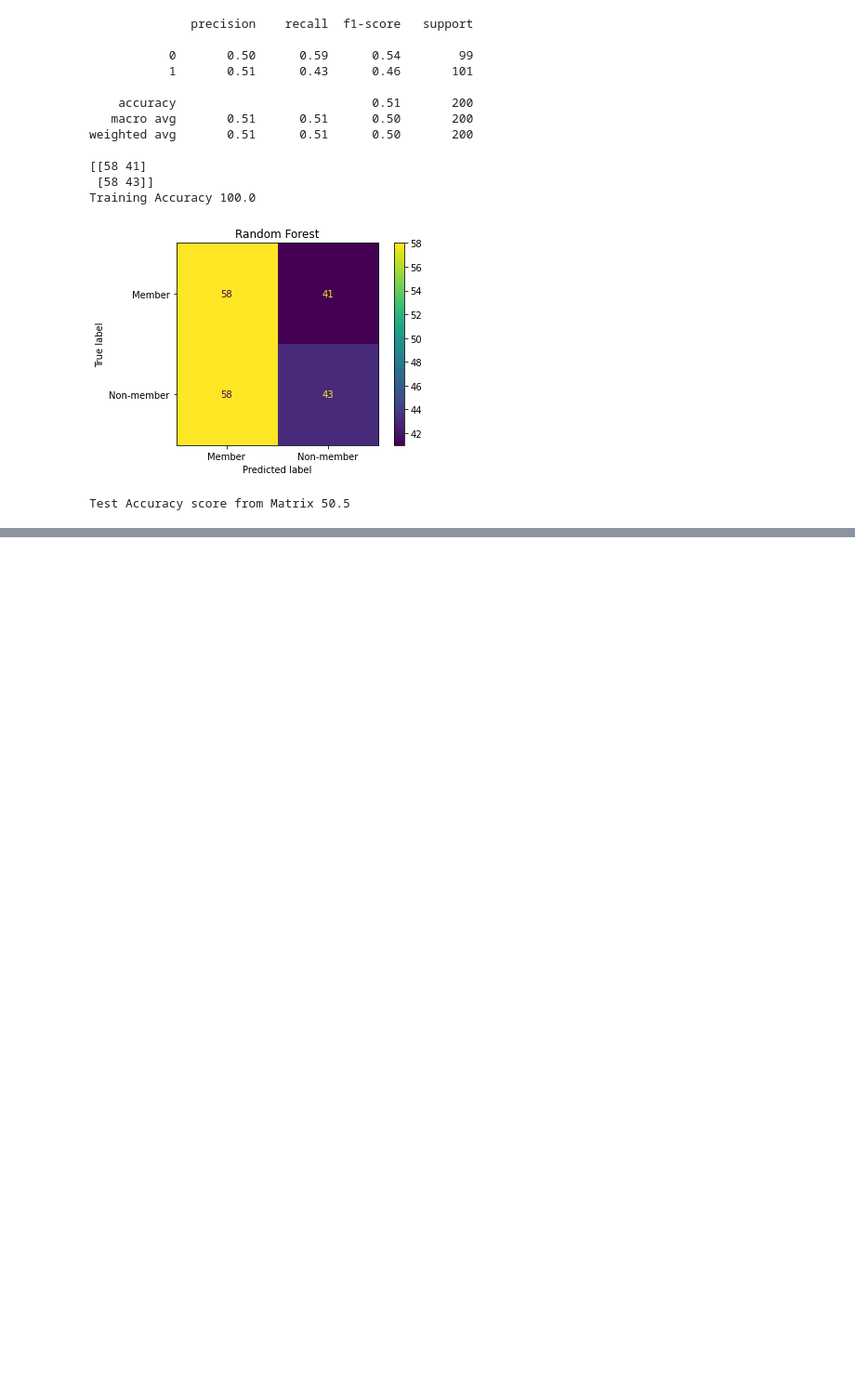
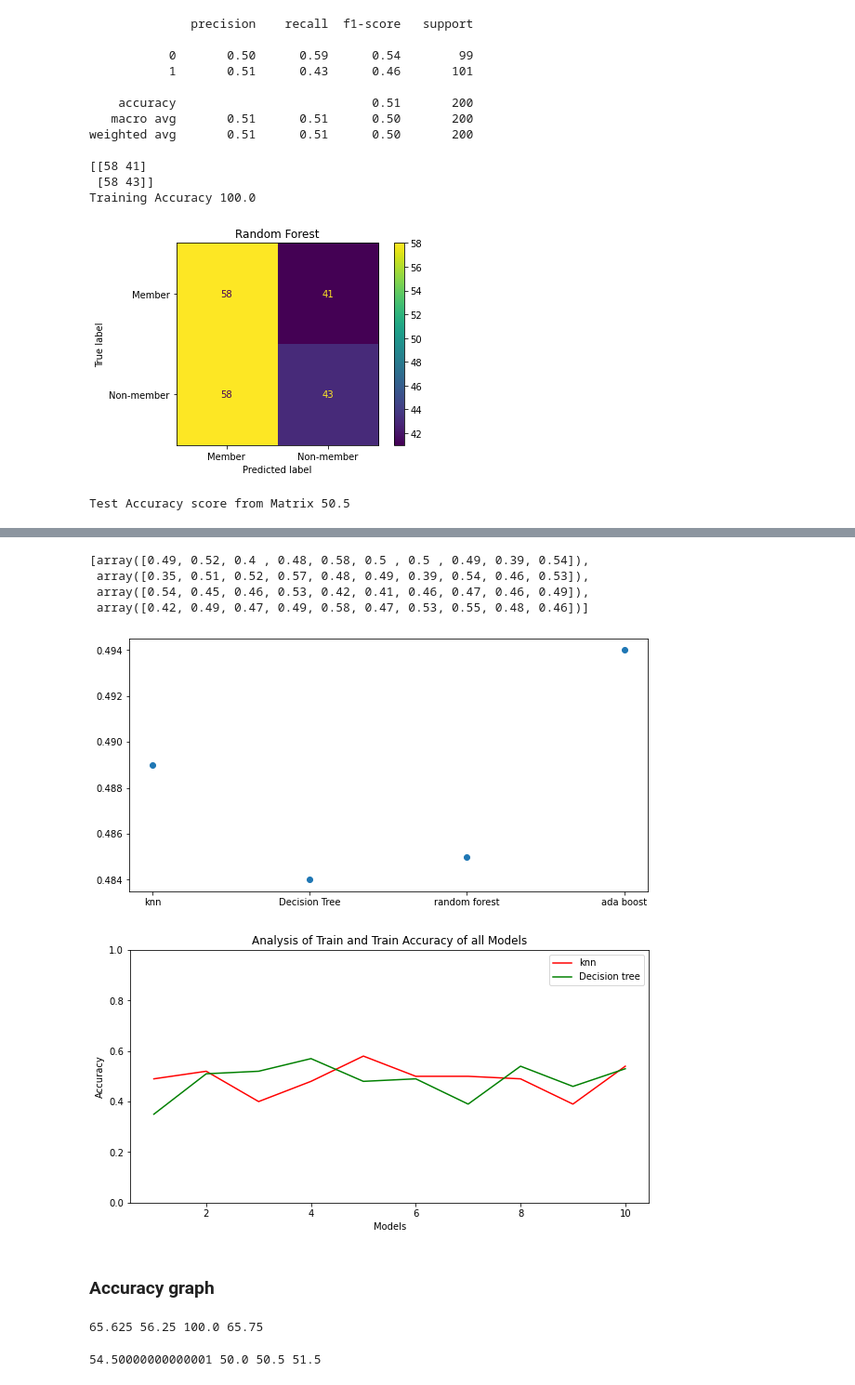
Before and after one commit to tallanikhila/SDM-Project-customerPrediction, a Jupyter notebook: model_analysis.ipynb, the cells around one changed output, grey strips where cells are left out. Shown at 93% size. Drawn from its saved outputs; the diff is of its cells as text; code cells hidden in the pictures; blank space fills up the shorter version.

```diff
--- a/model_analysis.ipynb
+++ b/model_analysis.ipynb
@@ -393,0 +436,19 @@ Test Accuracy score from Matrix 50.5
+# %%
+kfold = KFold(n_splits=10, random_state=None)
+
+
+mean_list=[]
+accuracy=[]
+std_list=[]
+
+
+classifiers=['knn','Decision Tree','random forest','ada boost']
+models = [knn5,decision_tree,random_forest,ada_boost]
+
+for model in models:
+    cross_validation_output = cross_val_score(model,x,y, cv = kfold,scoring = "accuracy")
+    mean_list.append(cross_validation_output.mean())
+    std_list.append(cross_validation_output.std())
+    accuracy.append(cross_validation_output)
+models_dataframe=pd.DataFrame({'CV Mean':mean_list,'Varience':std_list},index=classifiers)
+models_dataframe
@@ -393,0 +461,43 @@ Test Accuracy score from Matrix 50.5
+# %%
+accuracy
+# %% [output]
+[array([0.49, 0.52, 0.4 , 0.48, 0.58, 0.5 , 0.5 , 0.49, 0.39, 0.54]),
+ array([0.35, 0.51, 0.52, 0.57, 0.48, 0.49, 0.39, 0.54, 0.46, 0.53]),
+ array([0.54, 0.45, 0.46, 0.53, 0.42, 0.41, 0.46, 0.47, 0.46, 0.49]),
+ array([0.42, 0.49, 0.47, 0.49, 0.58, 0.47, 0.53, 0.55, 0.48, 0.46])]
+# %%
+plt.figure(figsize = (10, 5))
+plt.scatter(classifiers,xyz)
+plt.show()
+
+
+plt.figure(figsize = (10, 5))
+plt.plot(g,accuracy[0], color='r', label='knn')
+plt.plot(g,accuracy[1], color='g', label='Decision tree')
+plt.xlabel("Models")
+plt.ylabel("Accuracy")
+plt.title("Analysis of Train and Train Accuracy of all Models")
+plt.ylim([0, 1])
+plt.legend()
+plt.show()
+# %% [output]
+[figure, added]
+[figure, added]
+# %% [markdown]
+### Accuracy graph
+# %%
+a=knn5.score(x_train,y_train)*100
+b=decision_tree.score(x_train,y_train)*100
+c=random_forest.score(x_train,y_train)*100
+d=ada_boost.score(x_train,y_train)*100
+print(a, b, c, d)
+# %% [output]
+65.625 56.25 100.0 65.75
+# %%
+a1=knn5.score(x_test,y_test)*100
+b1=decision_tree.score(x_test,y_test)*100
+c1=random_forest.score(x_test,y_test)*100
+d1=ada_boost.score(x_test,y_test)*100
+print(a1, b1, c1, d1)
+# %% [output]
+54.50000000000001 50.0 50.5 51.5
```
Also changed, not shown: parts of 9 cells of this notebook.
